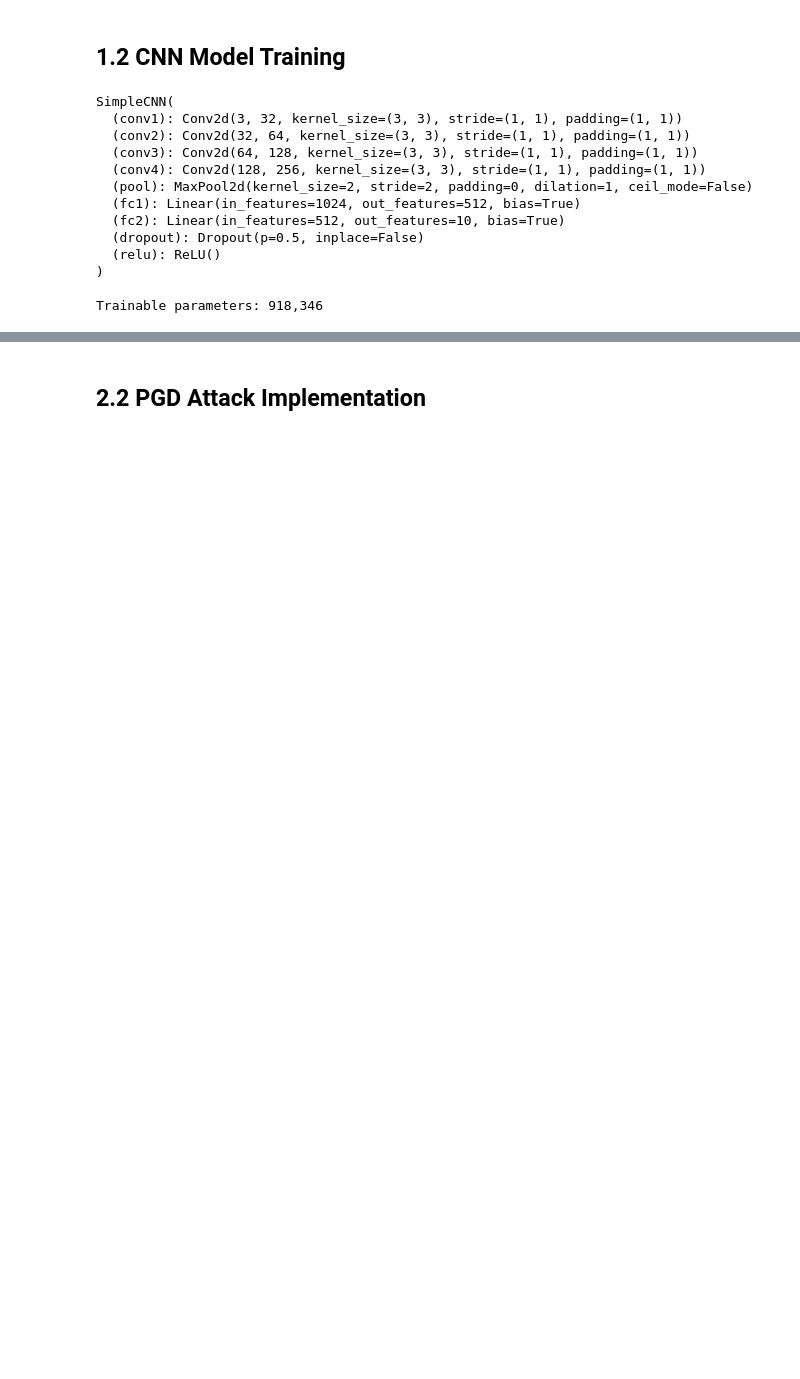
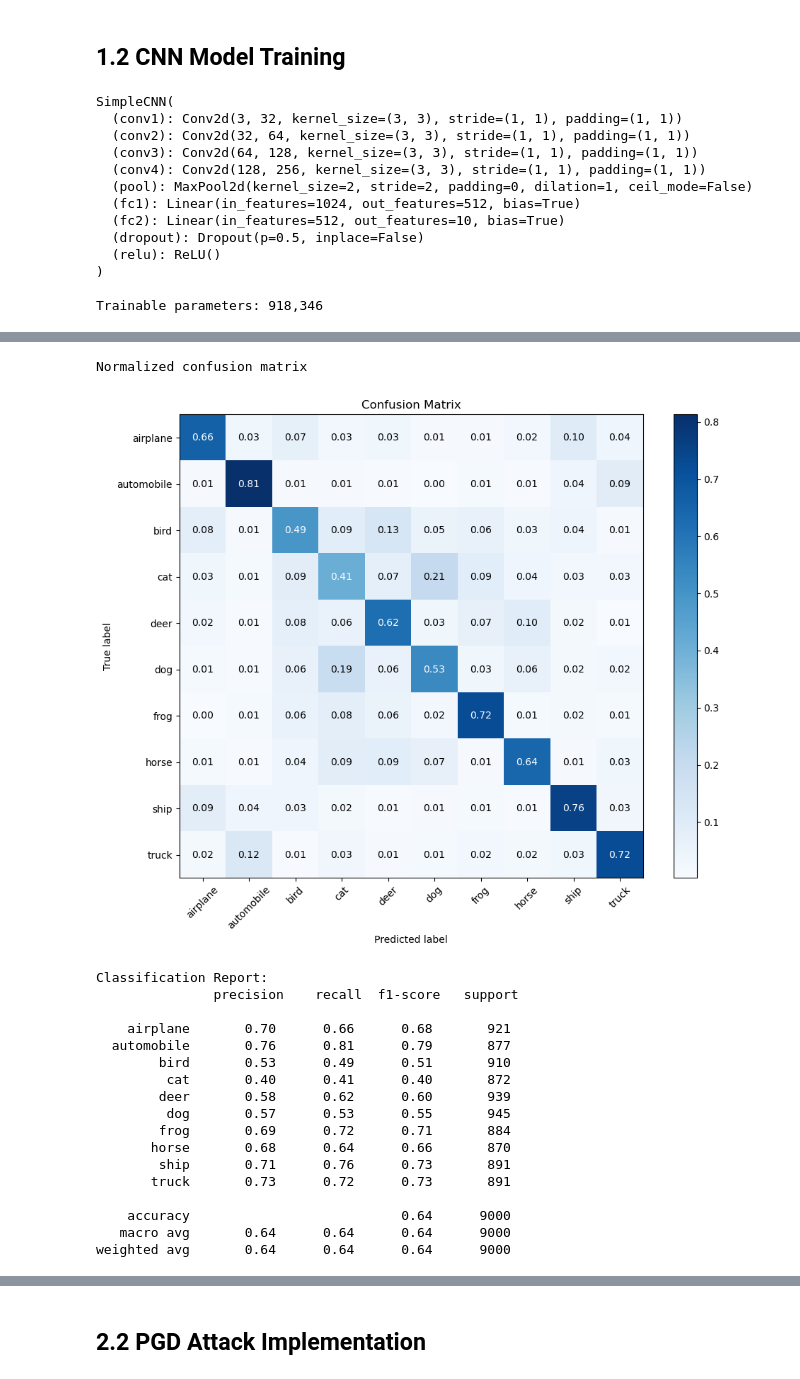
Before and after one commit to ANKOI12/INF6422E---Advanced-Concepts-in-Computer-Security, a Jupyter notebook: Lab 2/Notebook - Lab 2 - INF6422E - 2487137 - 2421549.ipynb, the cells around one changed output, grey strips where cells are left out. Cells and saved outputs as stored; diff of their text form; code cells hidden in the pictures; blank space fills up the shorter version.

```diff
--- a/Lab 2/Notebook - Lab 2 - INF6422E - 2487137 - 2421549.ipynb
+++ b/Lab 2/Notebook - Lab 2 - INF6422E - 2487137 - 2421549.ipynb
@@ -238,10 +270,8 @@ Best validation accuracy: 56.67%
 # %%
-# Load the trained model
+# Load the best model
 model = SimpleCNN(num_classes=10)
-model.load_state_dict(torch.load('best_model.pth'))
+model.load_state_dict(torch.load('best_model.pth', weights_only=True))
 
-# Check if GPU is available and move the model to GPU
-device = torch.device("cuda" if torch.cuda.is_available() else "cpu")
 model.to(device)
 
 model.eval()
@@ -287,0 +340,63 @@ Test Accuracy for class 9: 65.08%
+# %%
+# Confusion Matrix
+cm = confusion_matrix(all_labels, all_outputs)
+def plot_confusion_matrix(cm, classes, normalize=True, title='Confusion matrix', cmap=plt.cm.Blues):
+    """
+    This function prints and plots the confusion matrix.
+    Normalization can be applied by setting `normalize=True`.
+    """
+    if normalize:
+        cm = cm.astype('float') / cm.sum(axis=1)[:, np.newaxis]
+        print("Normalized confusion matrix")
+    else:
+        print('Confusion matrix, without normalization')
+
+    plt.figure(figsize=(10, 8))
+    plt.imshow(cm, interpolation='nearest', cmap=cmap)
+    plt.title(title)
+    plt.colorbar()
+    tick_marks = np.arange(len(classes))
+    plt.xticks(tick_marks, classes, rotation=45)
+    plt.yticks(tick_marks, classes)
+
+    fmt = '.2f' if normalize else 'd'
+    thresh = cm.max() / 2.
+    for i, j in np.ndindex(cm.shape):
+        plt.text(j, i, format(cm[i, j], fmt), ha="center", va="center",
+                 color="white" if cm[i, j] > thresh else "black")
+
+    plt.ylabel('True label')
+    plt.xlabel('Predicted label')
+    plt.tight_layout()
+    plt.show()
+
+plot_confusion_matrix(cm, classes=class_names, title='Confusion Matrix')
+
+# Classification Report
+class_report = classification_report(all_labels, all_outputs, target_names=class_names, zero_division=0)
+print("Classification Report:\n", class_report)
+
+# Binarize labels for ROC and Precision-Recall curves
+y_test_binarized = label_binarize(all_labels, classes=np.arange(len(class_names)))
+if y_test_binarized.shape[1] == 1:
+    y_test_binarized = np.hstack([1 - y_test_binarized, y_test_binarized])
+# %% [output]
+Normalized confusion matrix
+[figure, added]
+Classification Report:
+               precision    recall  f1-score   support
+
+    airplane       0.70      0.66      0.68       921
+  automobile       0.76      0.81      0.79       877
+        bird       0.53      0.49      0.51       910
+         cat       0.40      0.41      0.40       872
+        deer       0.58      0.62      0.60       939
+         dog       0.57      0.53      0.55       945
+        frog       0.69      0.72      0.71       884
+       horse       0.68      0.64      0.66       870
+        ship       0.71      0.76      0.73       891
+       truck       0.73      0.72      0.73       891
+
+    accuracy                           0.64      9000
+   macro avg       0.64      0.64      0.64      9000
+weighted avg       0.64      0.64      0.64      9000
```
Also changed, not shown: parts of 20 cells of this notebook.
